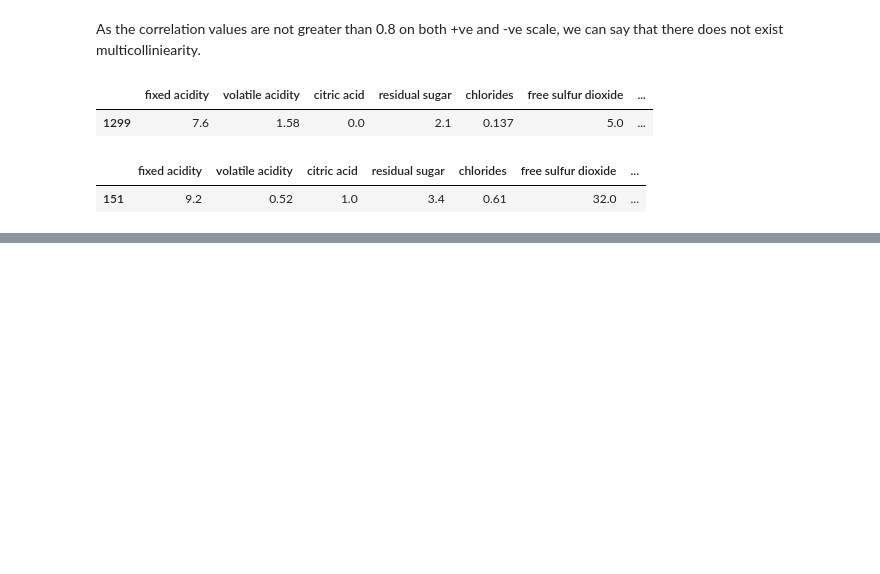
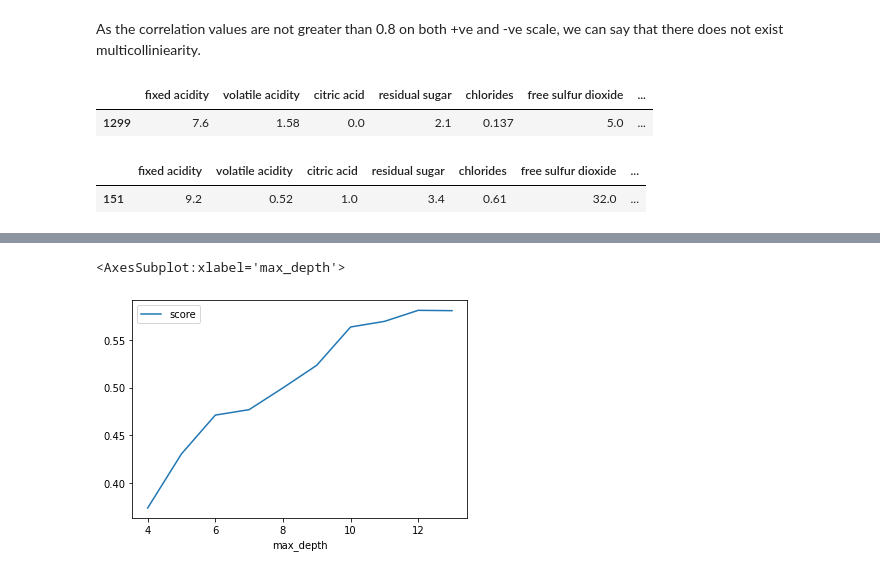
Before and after one commit to sagarambalam/wine-quality-prediction, a Jupyter notebook: wine quality prediction.ipynb, the cells around one changed output, grey strips where cells are left out. Cells and saved outputs as stored; diff of their text form; code cells hidden in the pictures; blank space fills up the shorter version.

Commit message:
Outlier Detection, Model training and Hyper parameter tuning

```diff
--- a/wine quality prediction.ipynb
+++ b/wine quality prediction.ipynb
@@ -165,0 +506,25 @@ df[df['citric acid']>=0.8]
+# %%
+features, target = split_features_target(df_outliers_removed_2, 'quality')
+# %%
+features_scaled = StandardScaler().fit_transform(features)
+
+x_train, x_test, y_train ,y_test = train_test_split(features_scaled, target, test_size=0.2, random_state=1)
+# %%
+gsc = GridSearchCV(
+    estimator=DecisionTreeClassifier(random_state=4),
+    param_grid={
+        'max_depth':md
+    },
+    scoring='recall'
+
+)
+grid_result = gsc.fit(x_train, y_train)
+# %%
+df_result = pd.DataFrame({'score':grid_result.cv_results_['mean_test_score'],
+                          'max_depth':md
+                         })
+# %%
+df_result.plot(x='max_depth')
+# %% [output]
+<AxesSubplot:xlabel='max_depth'>
+[figure, added]
```
Also changed, not shown: parts of 75 cells of this notebook.
